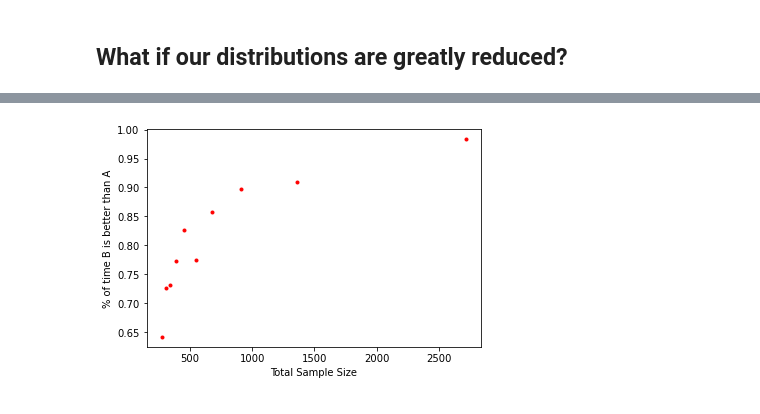
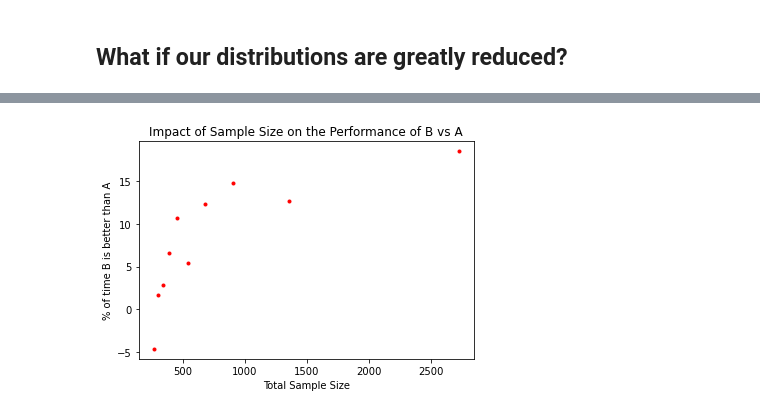
Before and after one commit to jmcmummey/IntrotoBayes, a Jupyter notebook: Bayesian Lecture.ipynb, the cells around one changed output, grey strips where cells are left out. Saved outputs shown, nothing was run; the diff lists cells and outputs as text; code cells hidden in the pictures.

```diff
--- a/Bayesian Lecture.ipynb
+++ b/Bayesian Lecture.ipynb
@@ -130,7 +141,7 @@ plt.show()
 [figure]
 # %%
 def rel_inc(a,b):
-    return (a-b)/b
+    return 100*(a-b)/b
 # %%
 lift = rel_inc(postB_revenue,postA_revenue)
 # %%
@@ -218,5 +231,6 @@ plt.show()
 # %%
 percent_better={}
+lift = {}
 for i in range(10,0,-1):
     N_A = int(987/i)
     N_A_79 = int(10/i)
@@ -237,3 +251,4 @@ for i in range(10,0,-1):
     postA_revenue = expected_revenue(post_samp_A)
     postB_revenue = expected_revenue(post_samp_B)
     percent_better[N_A+N_B] = (postB_revenue>postA_revenue).mean()
+    lift[N_A+N_B] = np.percentile(rel_inc(postB_revenue,postA_revenue),30)
@@ -240,8 +264,9 @@ for i in range(10,0,-1):
 # %%
-plt.plot(percent_better.keys(),percent_better.values(),'r.')
+plt.plot(lift.keys(),lift.values(),'r.')
 plt.xlabel('Total Sample Size')
 plt.ylabel('% of time B is better than A')
+plt.title('30th Percent ')
 plt.savefig('impactofss.png')
 plt.show()
 # %% [output]
-[figure, old version]
+[figure, new version]
```
Also changed, not shown: parts of 15 cells of this notebook, 6 other files.
